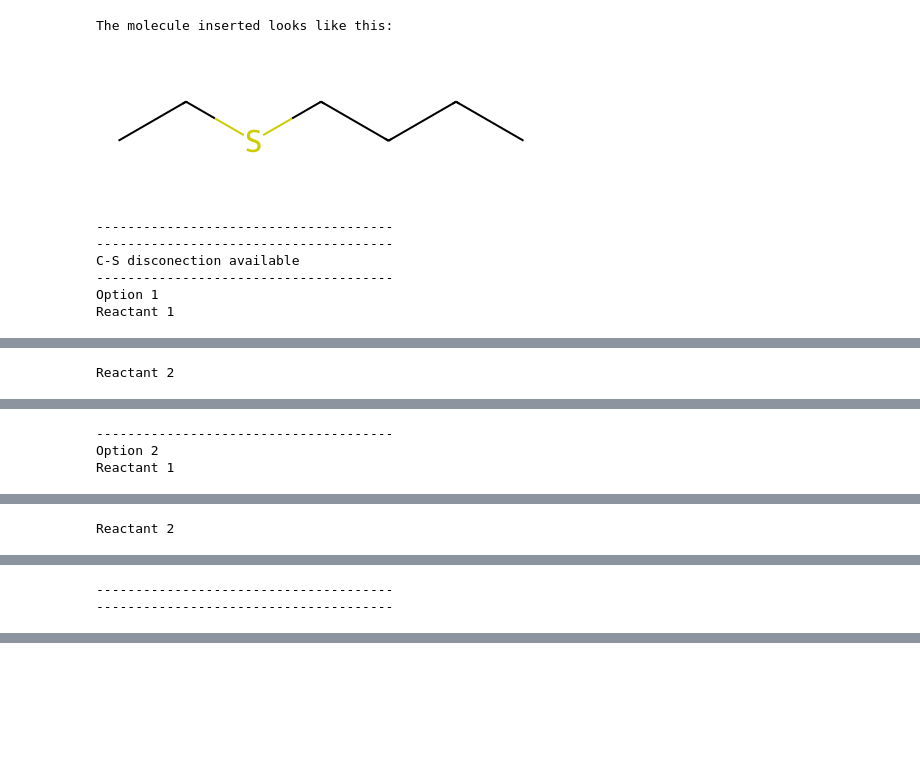
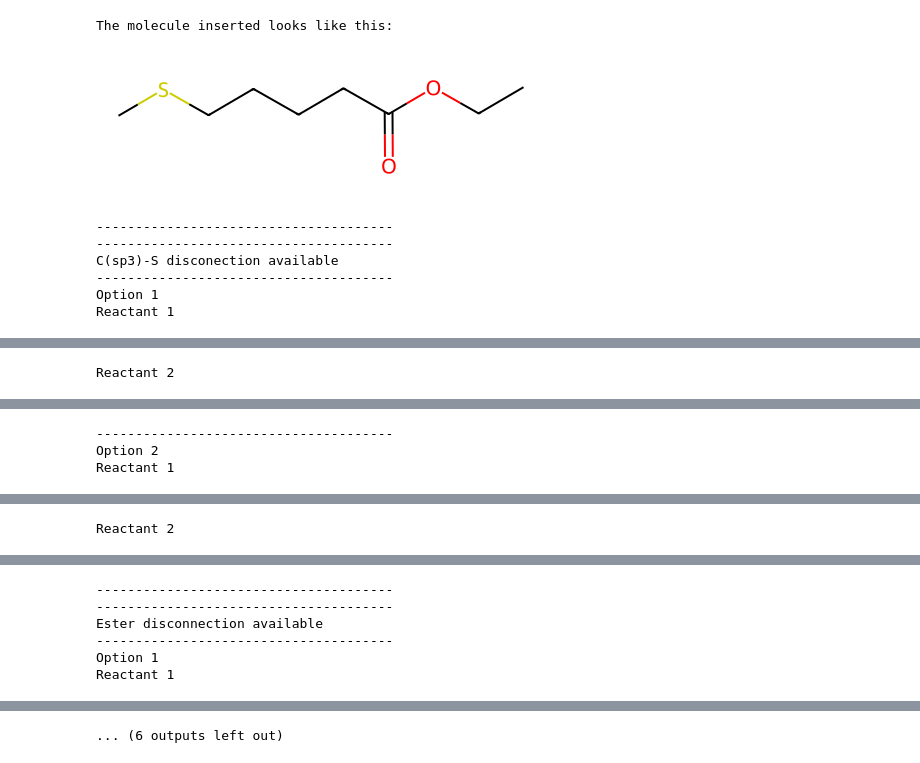
Before and after one commit to dianetambey/project-retrosynthesis, a Jupyter notebook: project_tries.ipynb, the cells around one changed output, grey strips where cells are left out. Cells and saved outputs as stored; diff of their text form; code cells hidden in the pictures; blank space fills up the shorter version.

Commit message:
Ester disconnection added

```diff
--- a/project_tries.ipynb
+++ b/project_tries.ipynb
@@ -39,7 +39,7 @@ def C_S_disconnection (mol: Chem.rdchem.Mol) ->int:
     If the bond is not present, the function returns 0.
     '''
     if mol.HasSubstructMatch(Chem.MolFromSmarts('[^3][S]')): #Verifies if the C(sp3 hybridized)-S is present
-        print(f"C-S disconection available")
+        print (f"C(sp3)-S disconection available")
         print (f"--------------------------------------")
         iodine_smiles = 'I'
         potassium_carbonate_smiles ='C(=O)([O-])[O-].[K+].[K+]'
@@ -48,7 +48,7 @@ def C_S_disconnection (mol: Chem.rdchem.Mol) ->int:
         rxn = AllChem.ReactionFromSmarts('[C^3:1][S:2].[I:3]>>[C:1][I:3].[S:2]') #Searches for the bond pattern and returns reactants
         reactants = unique_list_reactants(rxn.RunReactants((mol,iodine )))       #to make the bond in a list of lists; each list = reactive site
         opt = 1 #Parameter to count the number of possible reactants that form C(sp3 hybridized)-S bonds
-        for r in reactants:
+        for r in reactants: #Prints the reactants
             print(f"Option {opt}")
             reactant_1 = [r[0]]
             reactant_2 = [r[1], potassium_carbonate]
@@ -56,42 +56,76 @@ def C_S_disconnection (mol: Chem.rdchem.Mol) ->int:
             display(Draw.MolsToGridImage(reactant_1))
             print(f"Reactant 2")
             display(Draw.MolsToGridImage(reactant_2))
             opt += 1
             print (f"--------------------------------------")
         print(f"--------------------------------------")
         return 1
-    else:
-        return 0
+    return 0
 
-def disconnections (mol_smiles):
+def ester_disconnection (mol: Chem.rdchem.Mol) ->int:
+    '''
+    The function receives a mol object and verrifes if an ester functional group is present
+    If yes, the reactants from which the ester could be formed:
+    an alcohol and a carboxylic acid in the presence of strong acid as catalyst are displayed and 1 is returned
+    If the molecule has a certain symmetry, the number of disconnections is reduced.
+    If the ester is not present, the function returns 0.
+    '''
+    if mol.HasSubstructMatch(Chem.MolFromSmarts('[^2](=[O])[O][C]')): #Verifies if an ester is present
+        print (f"Ester disconnection available")
+        print (f"--------------------------------------")
+        proton_smiles = '[H+]'
+        proton = Chem.MolFromSmiles(proton_smiles)
+        hydroxyl_smile = 'O'
+        hydroxyl = Chem.MolFromSmiles(hydroxyl_smile)
+        rxn = AllChem.ReactionFromSmarts('[C^2:1](=[O:2])[O:3][C:4].[O:5]>>[C^2:1](=[O:2])[O:5].[O:3][C:4]') #Searches for the ester and returns
+        reactants = unique_list_reactants(rxn.RunReactants((mol, hydroxyl))) #reactants to make the ester in a list of lists; each list = reactive site
+        opt = 1 #Parameter to count the number of possible reactants that form esters
+        for r in reactants: #Prints the reactants and the catalyst
+            print(f"Option {opt}")
+            reactant_1 = [r[0]]
+            reactant_2 = [r[1]]
+            catalyst = [proton]
+            print(f"Reactant 1")
+            display(Draw.MolsToGridImage(reactant_1))
+            print(f"Reactant 2")
+            display(Draw.MolsToGridImage(reactant_2))
+            print(f"Catalyst")
+            display(Draw.MolsToGridImage(catalyst))
+            opt += 1
+            print (f"--------------------------------------")
+        print (f"--------------------------------------")
+        return 1
+    return 0
+
+def disconnections (mol_smiles: str):
     '''
     This function takes a SMILE of a molecule and
     displays all the known disconnections.
     '''
     mol = Chem.MolFromSmiles(mol_smiles) #Transform SMILE in mol object
     print (f"The molecule inserted looks like this:")
     display(mol)
     print (f"--------------------------------------")
     print (f"--------------------------------------")
     sum = 0 #Parameter that keeps track of the number of the types of disconnections found in the molecule
-    known_disc = [C_S_disconnection]
+    known_disc = [C_S_disconnection, ester_disconnection]
     for disc in known_disc:
         sum += disc(mol)
     if not sum: #In case no disconnection was found
         print(f"The molecule contains no known disconnections")
 
 def main ():
-    mol_smiles = 'CCSCCCC'
+    mol_smiles = 'O=C(OCC)CCCCSC'
     disconnections (mol_smiles)
 
 if __name__ == '__main__':
     main()
 # %% [output]
 The molecule inserted looks like this:
-[figure, old version]
+[figure, new version]
 --------------------------------------
 --------------------------------------
-C-S disconection available
+C(sp3)-S disconection available
 --------------------------------------
 Option 1
 Reactant 1
@@ -106,3 +140,7 @@ Reactant 2
 [drawing not drawn]
 --------------------------------------
 --------------------------------------
+Ester disconnection available
+--------------------------------------
+Option 1
+Reactant 1
@@ -108,0 +148 @@ Reactant 2
+... (6 outputs left out)
```
Also changed, not shown: parts of 1 cell of this notebook, 1 other file.
